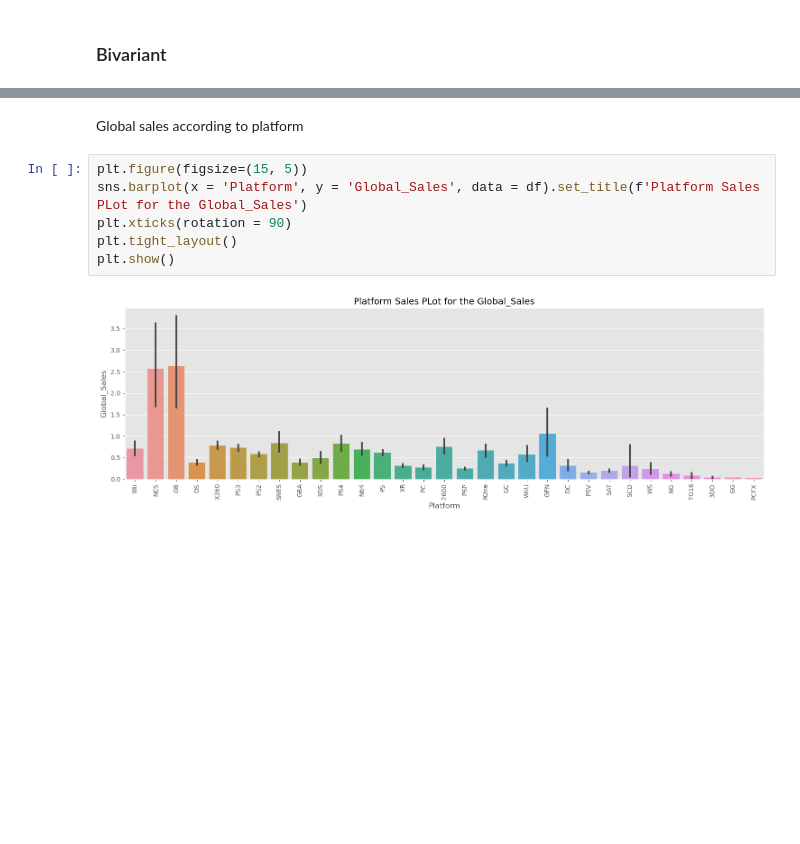
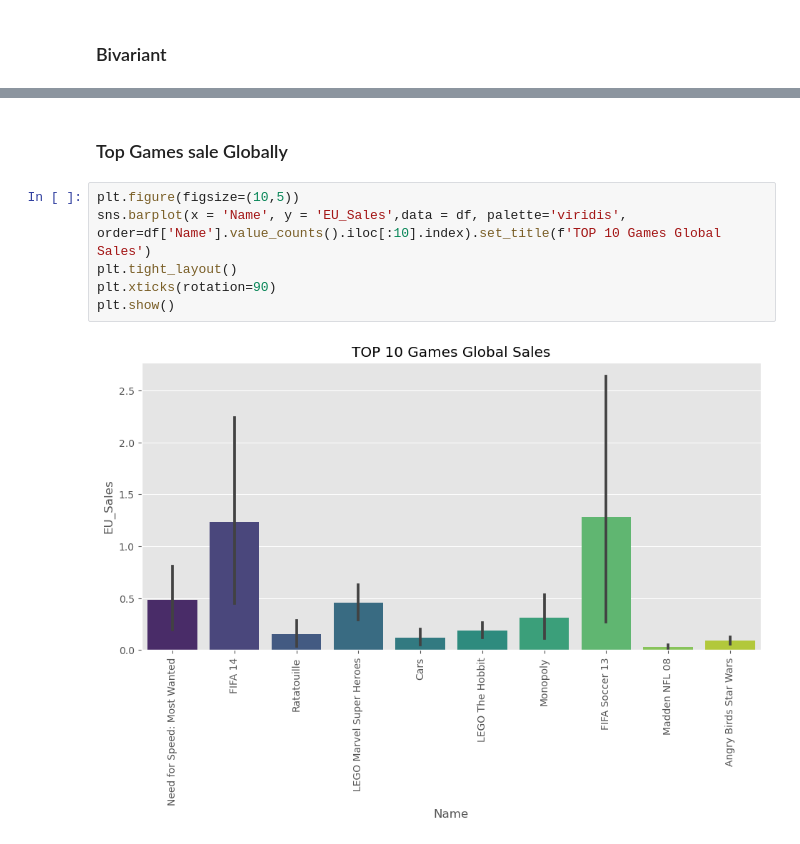
Before and after one commit to Aman-Baruwal/Games_Sales_Analysis, a Jupyter notebook: games_sales.ipynb, the cells around one changed output, grey strips where cells are left out. Saved outputs shown, nothing was run; the diff lists cells and outputs as text; blank space fills up the shorter version.

```diff
--- a/games_sales.ipynb
+++ b/games_sales.ipynb
@@ -159,10 +213,10 @@ for i in bi_sales:
-# %% [markdown]
-Global sales according to platform
+# %% [markdown]
+### Top Games sale Globally
 # %%
-plt.figure(figsize=(15, 5))
-sns.barplot(x = 'Platform', y = 'Global_Sales', data = df).set_title(f'Platform Sales PLot for the Global_Sales')
-plt.xticks(rotation = 90)
+plt.figure(figsize=(10,5))
+sns.barplot(x = 'Name', y = 'EU_Sales',data = df, palette='viridis', order=df['Name'].value_counts().iloc[:10].index).set_title(f'TOP 10 Games Global Sales')
 plt.tight_layout()
+plt.xticks(rotation=90)
 plt.show()
 # %% [output]
-[figure, old version]
+[figure, new version]
```
Also changed, not shown: parts of 15 cells of this notebook.
